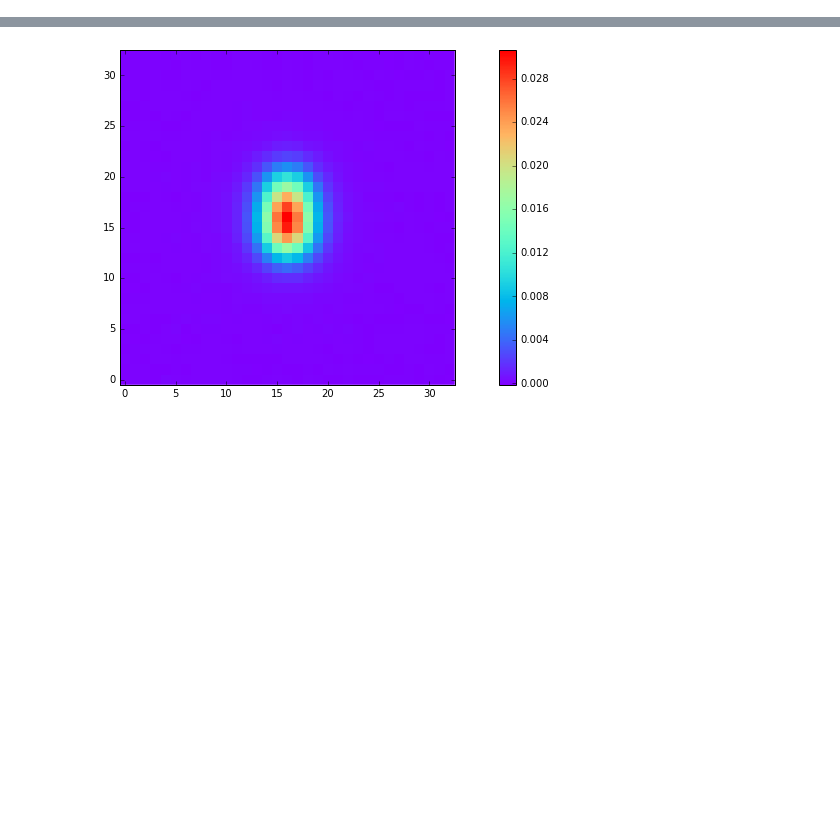
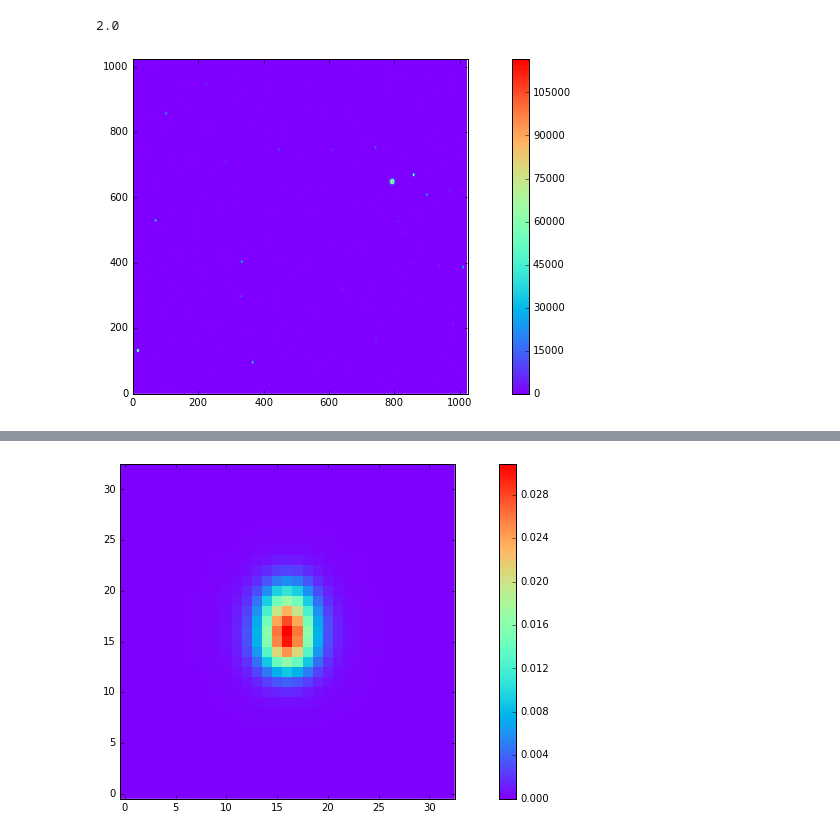
Before and after one commit to lsst-dm/experimental_DCR, a Jupyter notebook: DCR_template-debug-gband.ipynb, the cells around one changed output, grey strips where cells are left out. Drawn from its saved outputs; the diff is of its cells as text; code cells hidden in the pictures; blank space fills up the shorter version.

```diff
--- a/DCR_template-debug-gband.ipynb
+++ b/DCR_template-debug-gband.ipynb
@@ -50,0 +53,4 @@ self = DcrCorrection(n_step=3, repository=repository, obsid_range=obsid_range, b
+# %%
+exp.getMetadata().get("AIRMASS")
+# %% [output]
+2.0
@@ -51,3 +59,7 @@ self = DcrCorrection(n_step=3, repository=repository, obsid_range=obsid_range, b
+# %%
+look(exp.getMaskedImage().getImage().getArray())
+# %% [output]
+[figure, added]
 # %%
 for _i in range(self.n_step):
     look(self.psf_model[_i, :, :])
```
Also changed, not shown: parts of 33 cells of this notebook.
